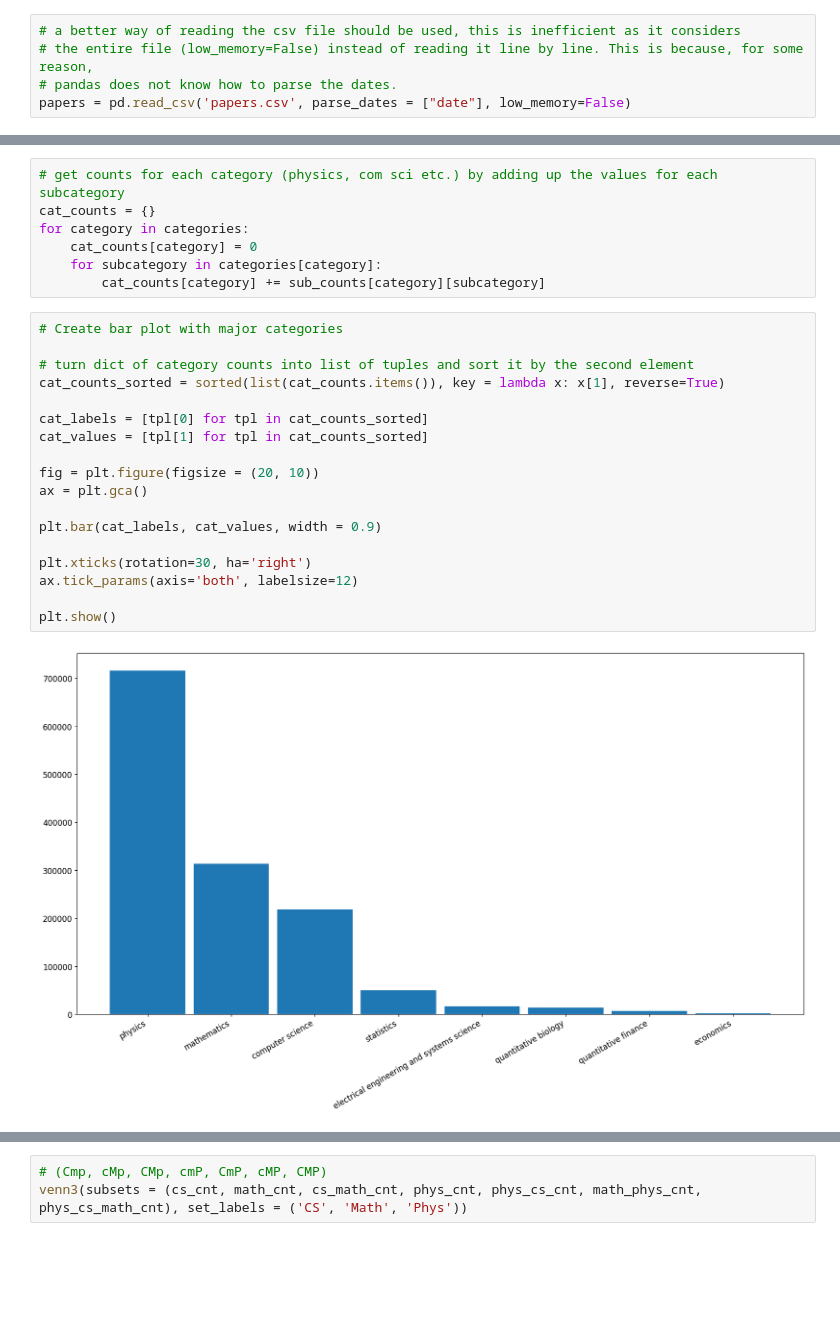
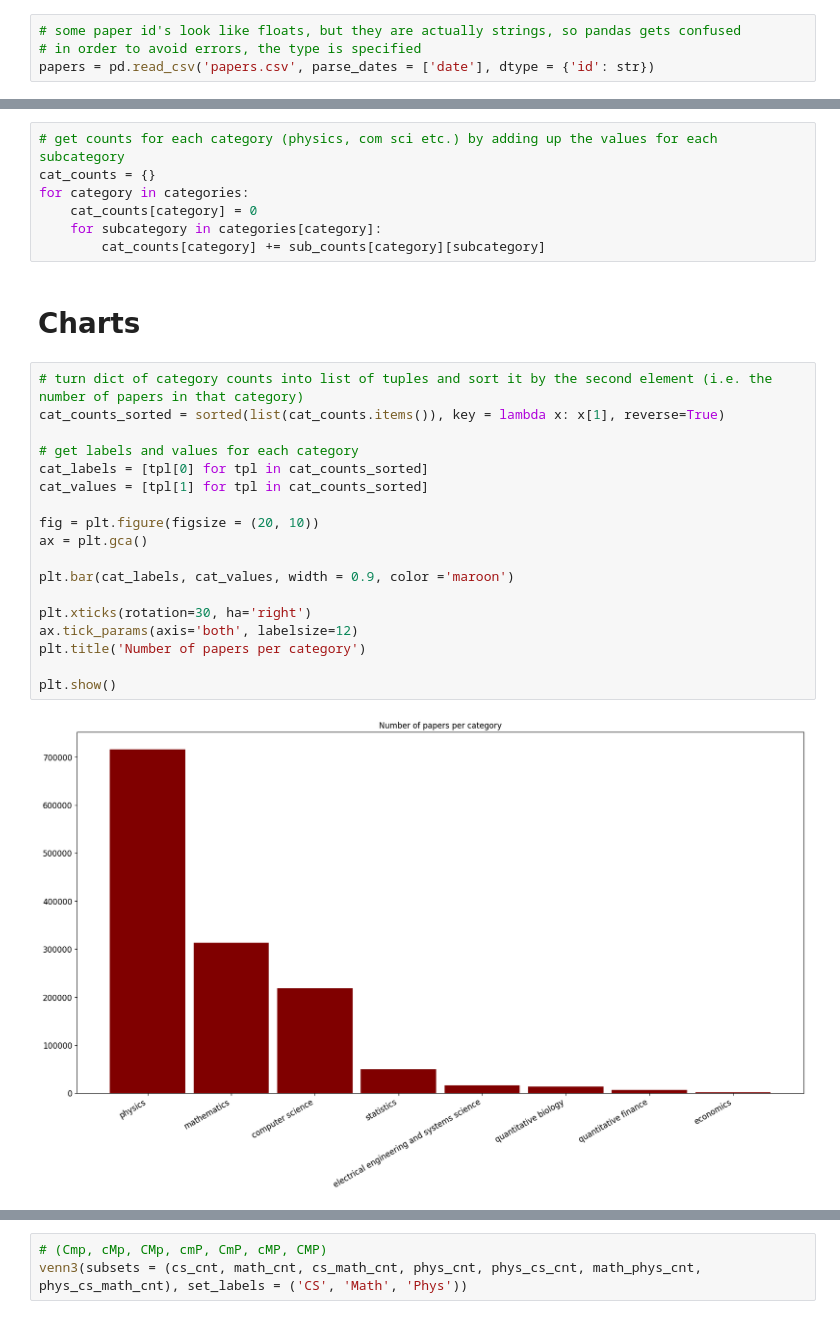
Before and after one commit to andcov/arXiv_preprints_version_analysis, a Jupyter notebook: _preanalyse.ipynb, the cells around one changed output, grey strips where cells are left out. Cells and saved outputs as stored; diff of their text form; blank space fills up the shorter version.

```diff
--- a/_preanalyse.ipynb
+++ b/_preanalyse.ipynb
@@ -5,10 +5,9 @@ import numpy as np
 import matplotlib.pyplot as plt
 from matplotlib_venn import venn3
 # %%
-# a better way of reading the csv file should be used, this is inefficient as it considers
-# the entire file (low_memory=False) instead of reading it line by line. This is because, for some reason,
-# pandas does not know how to parse the dates.
-papers = pd.read_csv('papers.csv', parse_dates = ["date"], low_memory=False)
+# some paper id's look like floats, but they are actually strings, so pandas gets confused
+# in order to avoid errors, the type is specified
+papers = pd.read_csv('papers.csv', parse_dates = ['date'], dtype = {'id': str})
 # %%
 papers.head()
 # %% [output]
@@ -67,26 +70,28 @@ for category in categories:
     cat_counts[category] = 0
     for subcategory in categories[category]:
         cat_counts[category] += sub_counts[category][subcategory]
+# %% [markdown]
+# Charts
 # %%
-# Create bar plot with major categories
-
-# turn dict of category counts into list of tuples and sort it by the second element
+# turn dict of category counts into list of tuples and sort it by the second element (i.e. the number of papers in that category)
 cat_counts_sorted = sorted(list(cat_counts.items()), key = lambda x: x[1], reverse=True)
 
+# get labels and values for each category
 cat_labels = [tpl[0] for tpl in cat_counts_sorted]
 cat_values = [tpl[1] for tpl in cat_counts_sorted]
 
 fig = plt.figure(figsize = (20, 10))
 ax = plt.gca()
 
-plt.bar(cat_labels, cat_values, width = 0.9)
+plt.bar(cat_labels, cat_values, width = 0.9, color ='maroon')
 
 plt.xticks(rotation=30, ha='right')
 ax.tick_params(axis='both', labelsize=12)
+plt.title('Number of papers per category')
 
 plt.show()
 # %% [output]
-[figure, old version]
+[figure, new version]
 # %%
 fig = plt.figure(figsize = (20, 10))
 ax = plt.gca()
```
Also changed, not shown: parts of 17 cells of this notebook.
